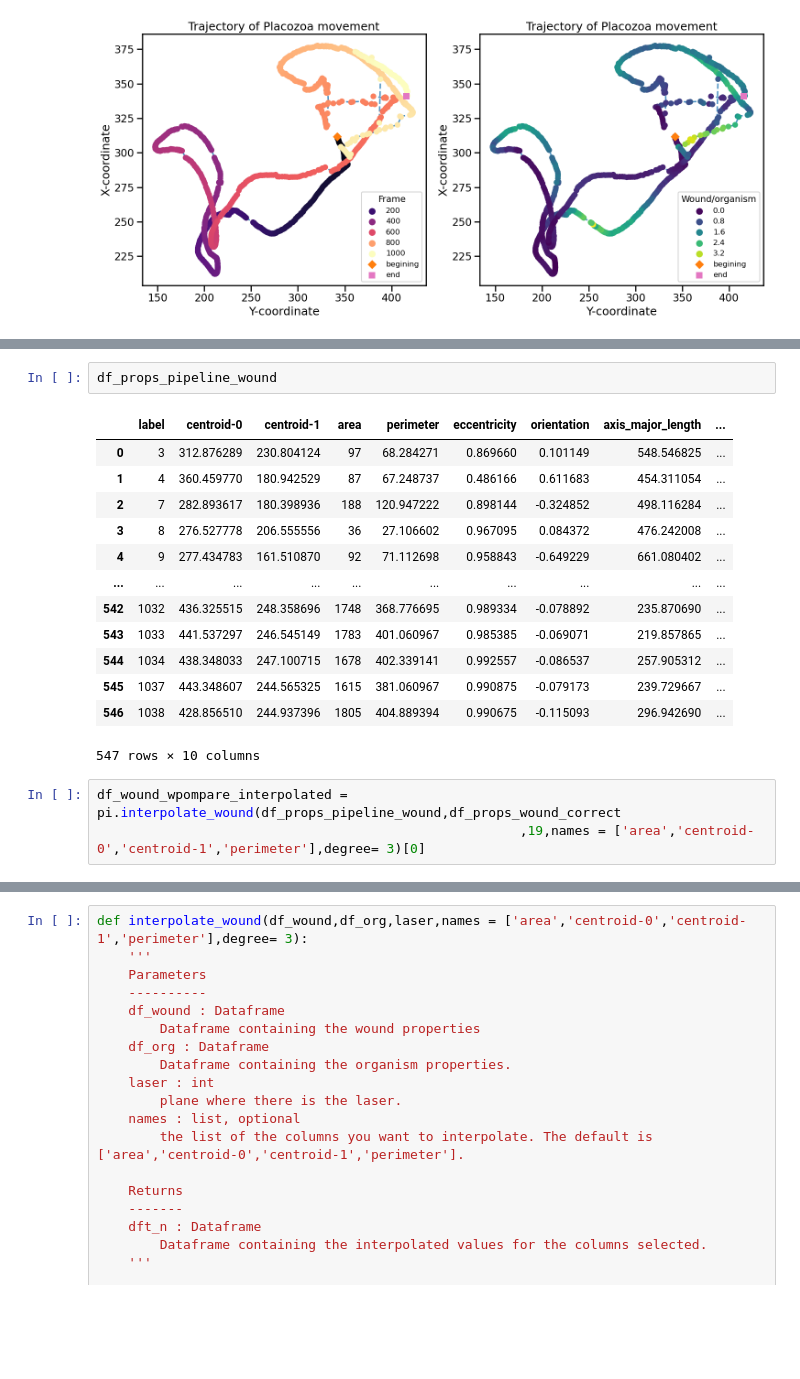
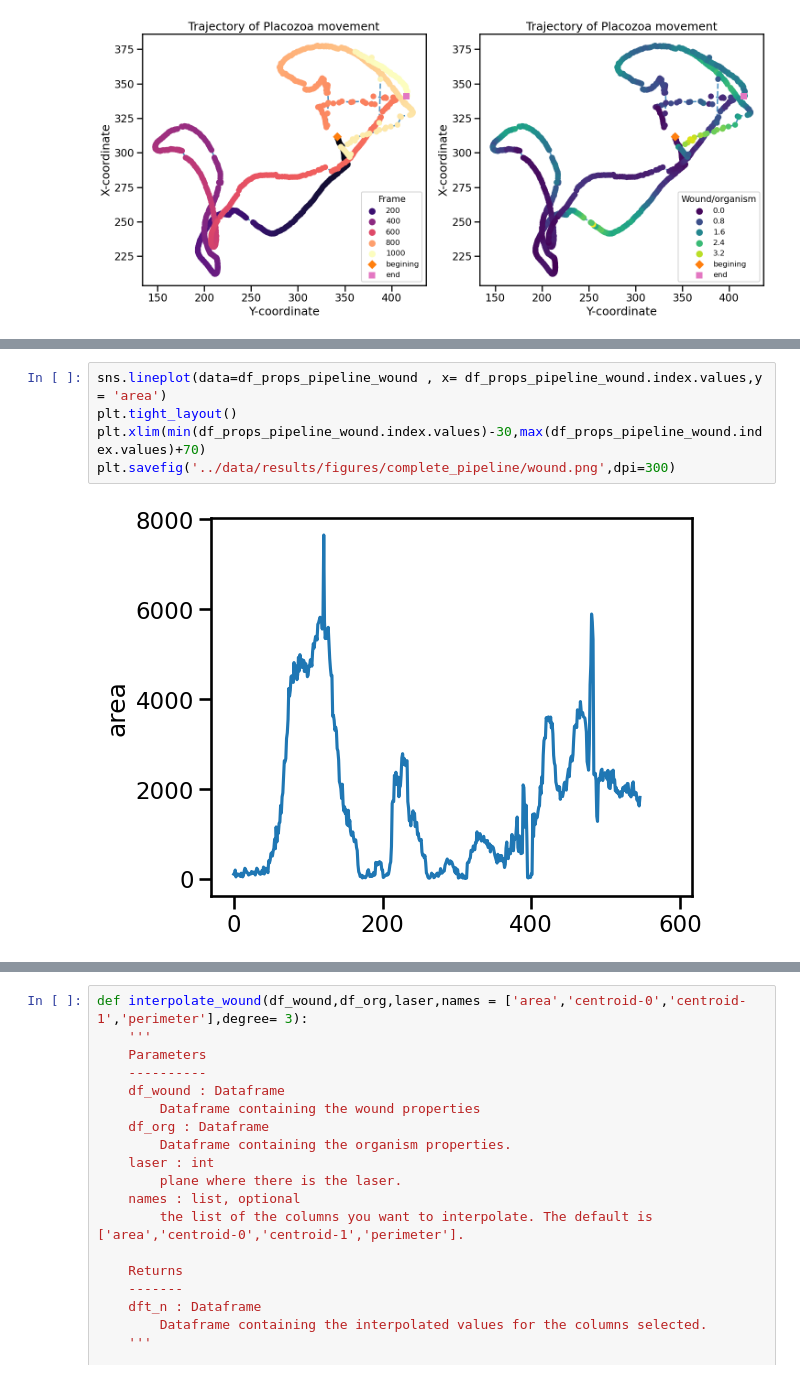
Before and after one commit to GuignardLab/placozoa_tracking, a Jupyter notebook: notebooks/pipeline_plotting.ipynb, the cells around one changed output, grey strips where cells are left out. Saved outputs shown, nothing was run; the diff lists cells and outputs as text; blank space fills up the shorter version.

```diff
--- a/notebooks/pipeline_plotting.ipynb
+++ b/notebooks/pipeline_plotting.ipynb
@@ -287,19 +231,7 @@ df_props_wound_compare
-# %%
-df_props_pipeline_wound
-# %% [output]
-|  | label | centroid-0 | centroid-1 | area | perimeter | eccentricity | orientation | axis_major_length | ... |
-| 0 | 3 | 312.876289 | 230.804124 | 97 | 68.284271 | 0.869660 | 0.101149 | 548.546825 | ... |
-| 1 | 4 | 360.459770 | 180.942529 | 87 | 67.248737 | 0.486166 | 0.611683 | 454.311054 | ... |
-| 2 | 7 | 282.893617 | 180.398936 | 188 | 120.947222 | 0.898144 | -0.324852 | 498.116284 | ... |
-| 3 | 8 | 276.527778 | 206.555556 | 36 | 27.106602 | 0.967095 | 0.084372 | 476.242008 | ... |
-| 4 | 9 | 277.434783 | 161.510870 | 92 | 71.112698 | 0.958843 | -0.649229 | 661.080402 | ... |
-| ... | ... | ... | ... | ... | ... | ... | ... | ... | ... |
-| 542 | 1032 | 436.325515 | 248.358696 | 1748 | 368.776695 | 0.989334 | -0.078892 | 235.870690 | ... |
-| 543 | 1033 | 441.537297 | 246.545149 | 1783 | 401.060967 | 0.985385 | -0.069071 | 219.857865 | ... |
-| 544 | 1034 | 438.348033 | 247.100715 | 1678 | 402.339141 | 0.992557 | -0.086537 | 257.905312 | ... |
-| 545 | 1037 | 443.348607 | 244.565325 | 1615 | 381.060967 | 0.990875 | -0.079173 | 239.729667 | ... |
-| 546 | 1038 | 428.856510 | 244.937396 | 1805 | 404.889394 | 0.990675 | -0.115093 | 296.942690 | ... |
-547 rows × 10 columns
-# %%
-df_wound_wpompare_interpolated = pi.interpolate_wound(df_props_pipeline_wound,df_props_wound_correct
-                                                      ,19,names = ['area','centroid-0','centroid-1','perimeter'],degree= 3)[0]
+# %%
+sns.lineplot(data=df_props_pipeline_wound , x= df_props_pipeline_wound.index.values,y = 'area')
+plt.tight_layout()
+plt.xlim(min(df_props_pipeline_wound.index.values)-30,max(df_props_pipeline_wound.index.values)+70)
+plt.savefig('../data/results/figures/complete_pipeline/wound.png',dpi=300)
+# %% [output]
+[figure, added]
```
Also changed, not shown: parts of 9 cells of this notebook.
